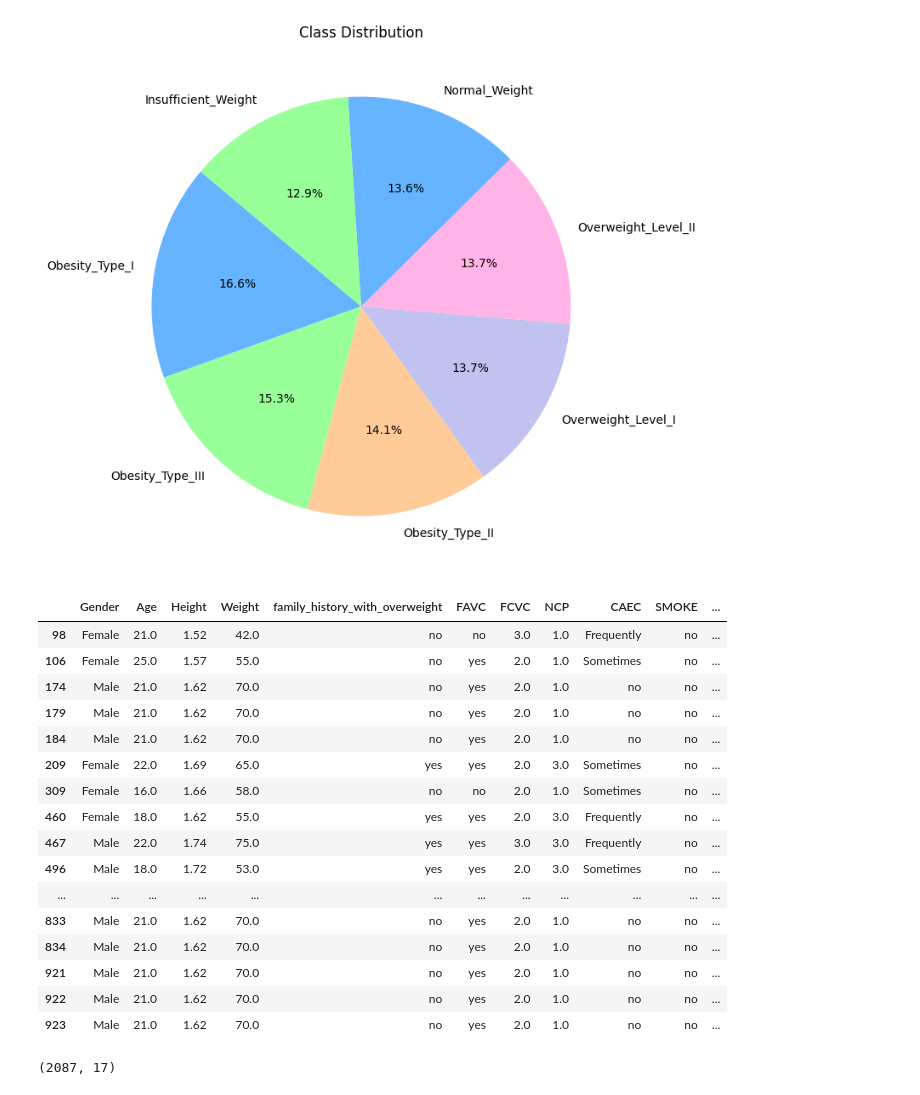
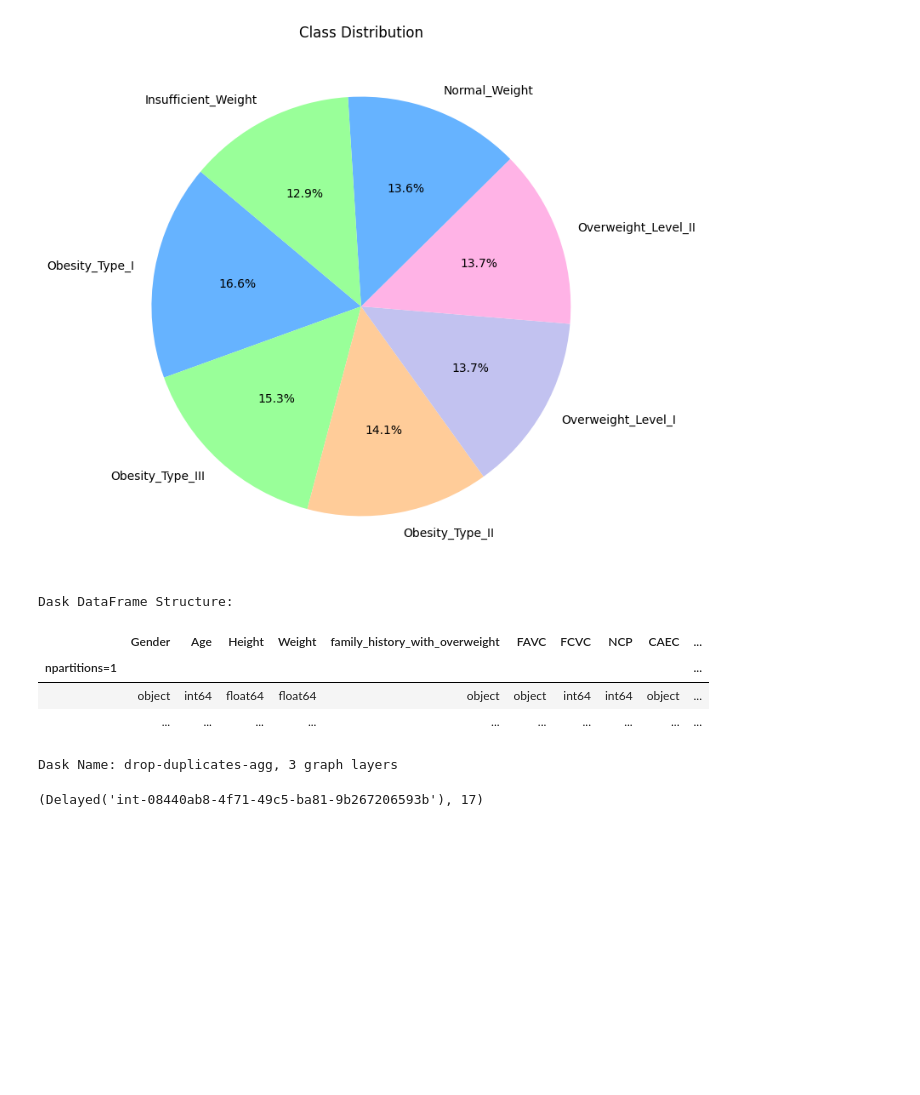
Before and after one commit to joco09/TTDC-Assignment, a Jupyter notebook: toolss and technology data science/obecety_Assignment_problem.ipynb, the cells around one changed output. Cells and saved outputs as stored; diff of their text form; code cells hidden in the pictures; blank space fills up the shorter version.

```diff
--- a/toolss and technology data science/obecety_Assignment_problem.ipynb
+++ b/toolss and technology data science/obecety_Assignment_problem.ipynb
@@ -96,42 +110,21 @@ plt.title('Class Distribution')
 plt.show()
 # %% [output]
 [figure]
-# %%
-data.duplicated()
-# find duplicated data
-
-duplicate_rows = data[data.duplicated()]
-# make table for duplicated data
-
-duplicate_rows
-# display duplicated data
-# %% [output]
-|  | Gender | Age | Height | Weight | family_history_with_overweight | FAVC | FCVC | NCP | CAEC | SMOKE | ... |
-| 98 | Female | 21.0 | 1.52 | 42.0 | no | no | 3.0 | 1.0 | Frequently | no | ... |
-| 106 | Female | 25.0 | 1.57 | 55.0 | no | yes | 2.0 | 1.0 | Sometimes | no | ... |
-| 174 | Male | 21.0 | 1.62 | 70.0 | no | yes | 2.0 | 1.0 | no | no | ... |
-| 179 | Male | 21.0 | 1.62 | 70.0 | no | yes | 2.0 | 1.0 | no | no | ... |
-| 184 | Male | 21.0 | 1.62 | 70.0 | no | yes | 2.0 | 1.0 | no | no | ... |
-| 209 | Female | 22.0 | 1.69 | 65.0 | yes | yes | 2.0 | 3.0 | Sometimes | no | ... |
-| 309 | Female | 16.0 | 1.66 | 58.0 | no | no | 2.0 | 1.0 | Sometimes | no | ... |
-| 460 | Female | 18.0 | 1.62 | 55.0 | yes | yes | 2.0 | 3.0 | Frequently | no | ... |
-| 467 | Male | 22.0 | 1.74 | 75.0 | yes | yes | 3.0 | 3.0 | Frequently | no | ... |
-| 496 | Male | 18.0 | 1.72 | 53.0 | yes | yes | 2.0 | 3.0 | Sometimes | no | ... |
-| ... | ... | ... | ... | ... | ... | ... | ... | ... | ... | ... | ... |
-| 833 | Male | 21.0 | 1.62 | 70.0 | no | yes | 2.0 | 1.0 | no | no | ... |
-| 834 | Male | 21.0 | 1.62 | 70.0 | no | yes | 2.0 | 1.0 | no | no | ... |
-| 921 | Male | 21.0 | 1.62 | 70.0 | no | yes | 2.0 | 1.0 | no | no | ... |
-| 922 | Male | 21.0 | 1.62 | 70.0 | no | yes | 2.0 | 1.0 | no | no | ... |
-| 923 | Male | 21.0 | 1.62 | 70.0 | no | yes | 2.0 | 1.0 | no | no | ... |
+# %%
+data.drop_duplicates()
+# %% [output]
+Dask DataFrame Structure:
+|  | Gender | Age | Height | Weight | family_history_with_overweight | FAVC | FCVC | NCP | CAEC | ... |
+| npartitions=1 |  |  |  |  |  |  |  |  |  | ... |
+|  | object | int64 | float64 | float64 | object | object | int64 | int64 | object | ... |
+|  | ... | ... | ... | ... | ... | ... | ... | ... | ... | ... |
+Dask Name: drop-duplicates-agg, 3 graph layers
 # %%
-
-data = data.drop_duplicates()
-# Removing the duplicate rows
 
 data.shape
 #shows new shape of data set
 # %% [output]
-(2087, 17)
+(Delayed('int-08440ab8-4f71-49c5-ba81-9b267206593b'), 17)
 # %%
 data.isnull()
 #finding null vallues
```
Also changed, not shown: parts of 22 cells of this notebook.
